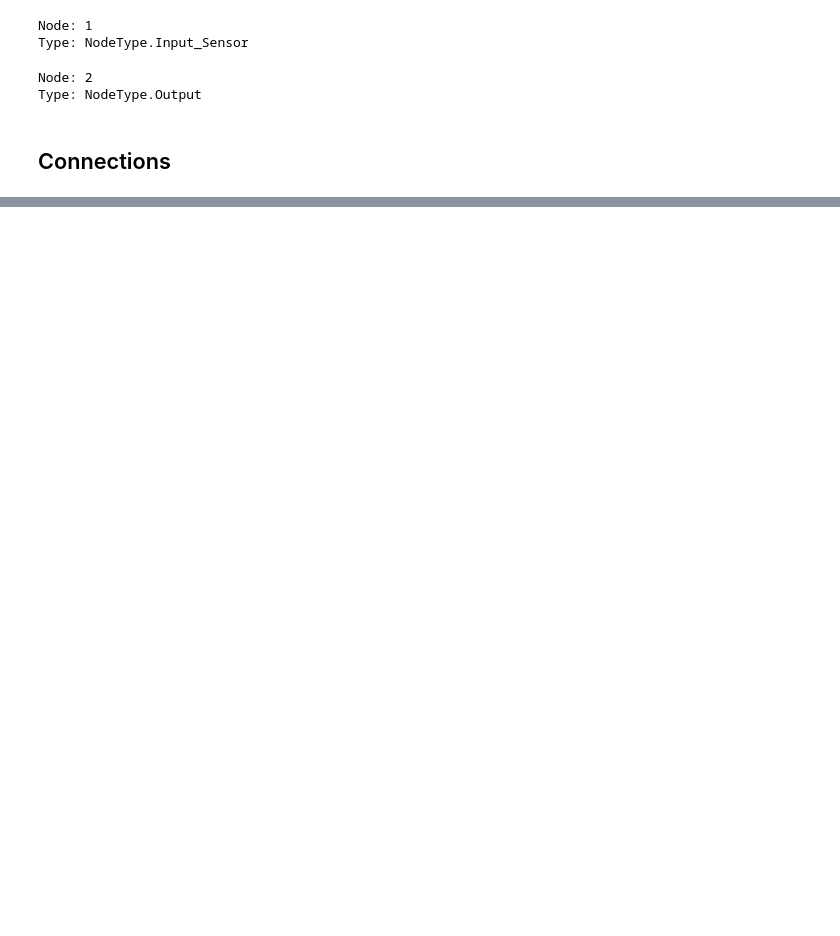
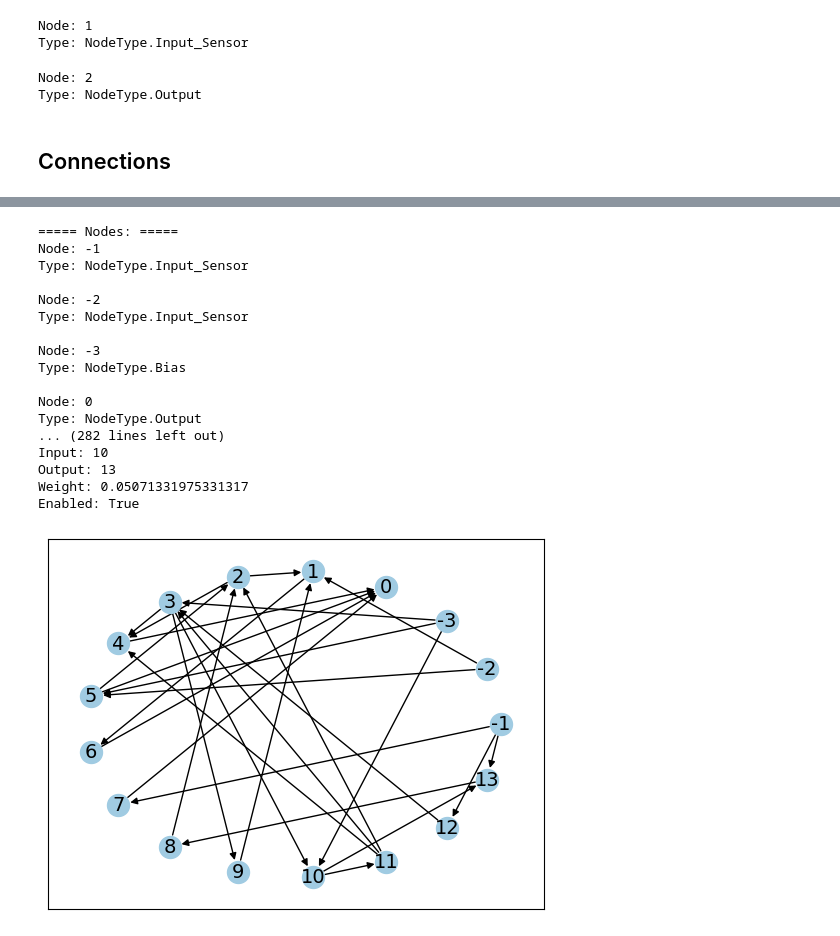
Before and after one commit to dimitrisTim/NEAT_Projekt, a Jupyter notebook: neat_main.ipynb, the cells around one changed output, grey strips where cells are left out. Drawn from its saved outputs; the diff is of its cells as text; code cells hidden in the pictures; blank space fills up the shorter version.

```diff
--- a/neat_main.ipynb
+++ b/neat_main.ipynb
@@ -81,3 +81,28 @@ Enabled: True
+# %%
+for _ in range(15):
+    genome.mutate()
+
+print(genome)
+genome.visualize()
+# %% [output]
+===== Nodes: =====
+Node: -1
+Type: NodeType.Input_Sensor
+
+Node: -2
+Type: NodeType.Input_Sensor
+
+Node: -3
+Type: NodeType.Bias
+
+Node: 0
+Type: NodeType.Output
+... (282 lines left out)
+Input: 10
+Output: 13
+Weight: 0.05071331975331317
+Enabled: True
+[figure, added]
 # %%
 test = FFN(genome, [1,1])
 test.forward()
```
Also changed, not shown: parts of 4 cells of this notebook, 4 other files.
